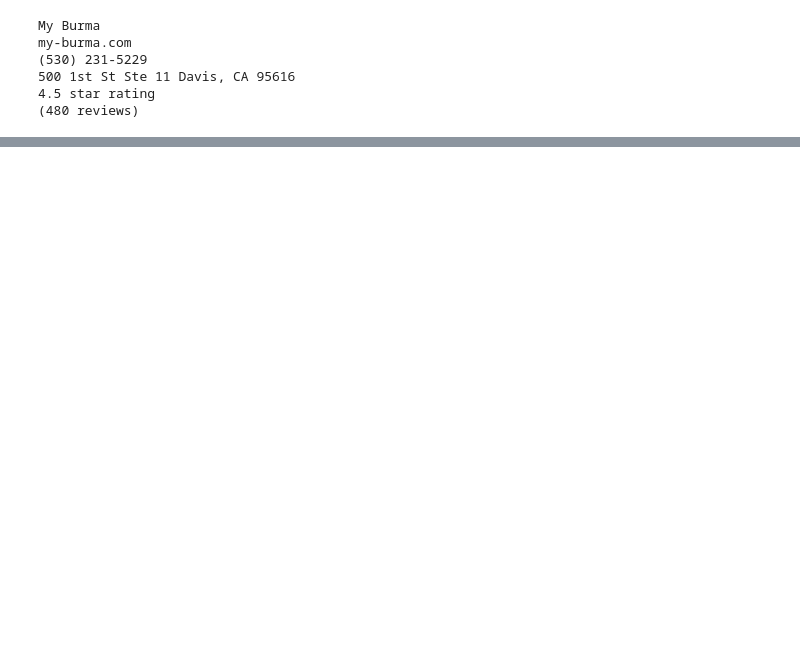
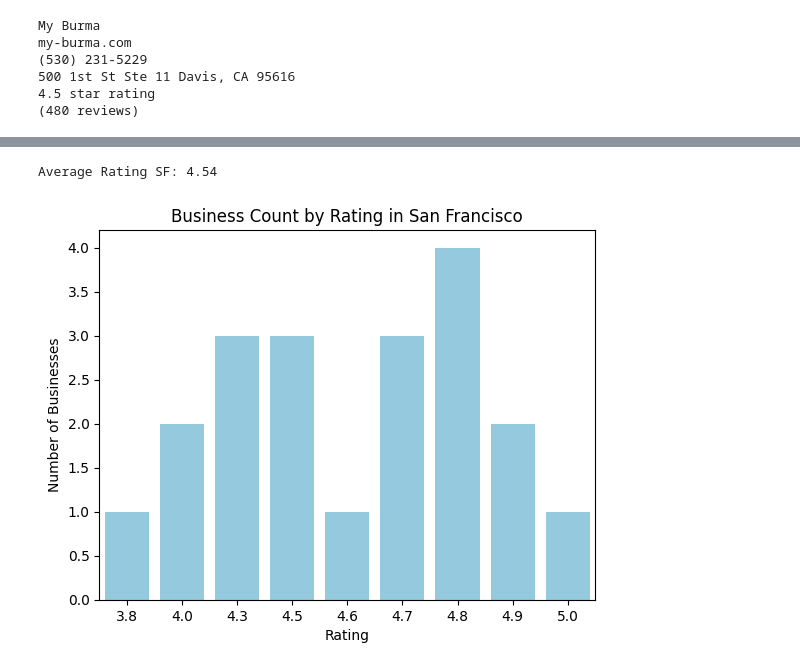
Before and after one commit to allison2368/YelpReviews, a Jupyter notebook: project.ipynb, the cells around one changed output, grey strips where cells are left out. Drawn from its saved outputs; the diff is of its cells as text; code cells hidden in the pictures; blank space fills up the shorter version.

```diff
--- a/project.ipynb
+++ b/project.ipynb
@@ -176,0 +298,23 @@ for business in all_business_infoSF:
+# %%
+# Add ratings to the business_info dictionary
+for i in range(len(all_business_infoSF)):
+    all_business_infoSF[i]['numeric_rating'] = ratings[i]
+
+# Sort businesses based on ratings in descending order
+top_rated_businessesSF = sorted(all_business_infoSF, key=lambda x: x['numeric_rating'], reverse=True)
+
+# Display the top-rated businesses
+for i, business in enumerate(top_rated_businessesSF[:5]):  # Displaying the top 5 businesses
+    print(f"{i + 1}. Business Name: {business['name']}")
+    print(f"   Business Link: {business['link']}")
+    print(f"   Rating: {business['rating']}")
+    print()
+
+# Plot a bar chart for the top-rated businesses
+business_namesSF = [business['name'] for business in top_rated_businessesSF[:5]]
+ratingsSF = [business['numeric_rating'] for business in top_rated_businessesSF[:5]]
+
+plt.barh(business_namesSF, ratingsSF, color='skyblue')
+plt.xlabel('Rating')
+plt.title('Top-Rated Businesses in San Francisco')
+plt.show()
@@ -177,3 +399,38 @@ for business in all_business_infoSF:
+# %%
+# Collect ratings in a list
+ratings = [business['rating'] for business in all_business_infoSF if 'rating' in business and business['rating'] is not None]
+
+# Calculate average rating
+average_rating = sum(ratings) / len(ratings) if ratings else None
+
+# Print the average rating
+print(f"Average Rating SF: {average_rating:.2f}")
+# %% [output]
+Average Rating SF: 4.54
+# %%
+import seaborn as sns
+import matplotlib.pyplot as plt
+from collections import Counter
+
+# Convert 'rating' values to floats in the list of dictionaries
+for business in all_business_infoSF:
+    if 'rating' in business and business['rating'] is not None:
+        business['rating'] = float(business['rating'])
+
+# Convert the list of dictionaries to a DataFrame
+df = pd.DataFrame(all_business_infoSF)
+
+# Handle missing or non-numeric ratings
+df['rating'] = pd.to_numeric(df['rating'], errors='coerce')
+
+# Plot a count plot for business count by rating using Seaborn
+sns.countplot(x='rating', data=df, color='skyblue')
+plt.xlabel('Rating')
+plt.ylabel('Number of Businesses')
+plt.title('Business Count by Rating in San Francisco')
+plt.show()
+# %% [output]
+[figure, added]
 # %%
 import requests
 from bs4 import BeautifulSoup
```
Also changed, not shown: parts of 27 cells of this notebook.
